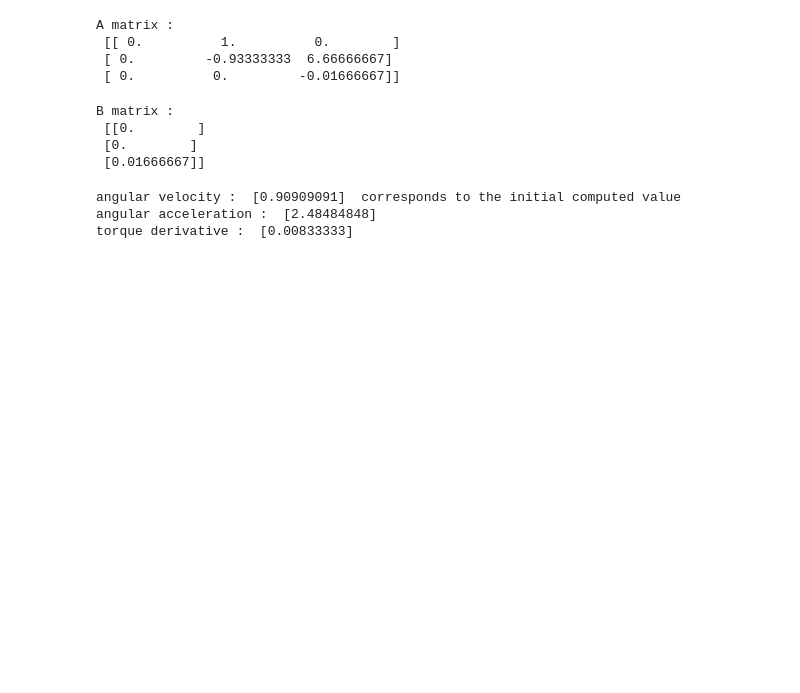
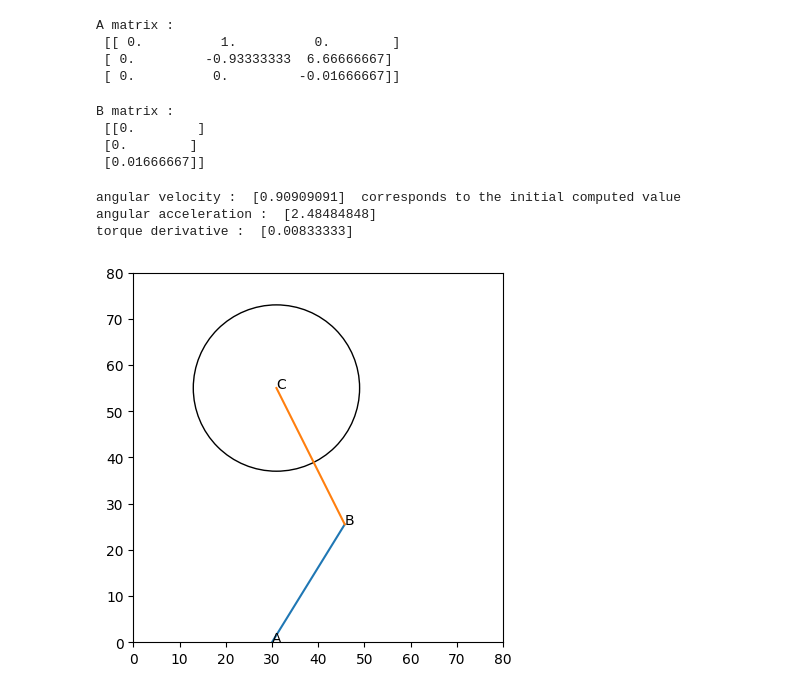
Before and after one commit to AcaAac/Neuroscience-EPL, a Jupyter notebook: Project_1_Stochastic_Optimal_Control.ipynb, the cells around one changed output. Drawn from its saved outputs; the diff is of its cells as text; code cells hidden in the pictures; blank space fills up the shorter version.

```diff
--- a/Project_1_Stochastic_Optimal_Control.ipynb
+++ b/Project_1_Stochastic_Optimal_Control.ipynb
@@ -72,3 +78,32 @@ print("torque derivative : ", y[2])
 angular velocity :  [0.90909091]  corresponds to the initial computed value
 angular acceleration :  [2.48484848]
 torque derivative :  [0.00833333]
+# %%
+
+A = [30,0]
+theta_shoulder = 45 # deg
+theta_elbow = 90 # deg
+# compute joint positions
+B = [0,0]
+B[0] = A[0] + np.cos(theta_shoulder)*l_arm
+B[1] = A[1] + np.sin(theta_shoulder)*l_arm
+C = [0,0]
+C[0] = B[0] + np.cos(theta_elbow)*l_forearm
+C[1] = B[1] + np.sin(theta_elbow)*l_forearm
+
+# figure
+fig, ax = plt.subplots()
+plt.gca().set_aspect('equal', adjustable='box')
+ax.add_patch(Circle((C[0],C[1]),18,fill=False))
+plt.xlim(0,80)
+plt.ylim(0,80)
+plt.plot([A[0],B[0]],[A[1],B[1]])
+plt.plot([B[0],C[0]],[B[1],C[1]])
+labels = ['A','B','C']
+plt.text(A[0],A[1],'A')
+plt.text(B[0],B[1],'B')
+plt.text(C[0],C[1],'C')
+
+plt.show()
+# %% [output]
+[figure, added]
```
Also changed, not shown: parts of 3 cells of this notebook.
